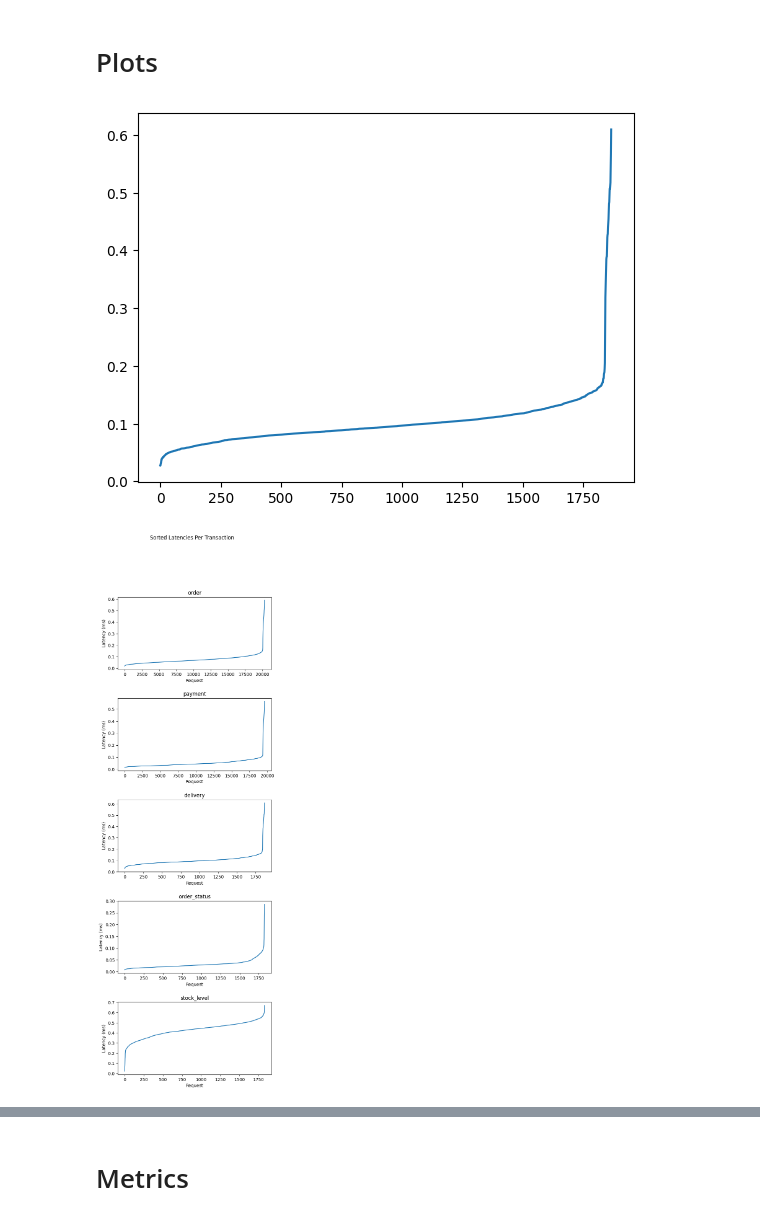
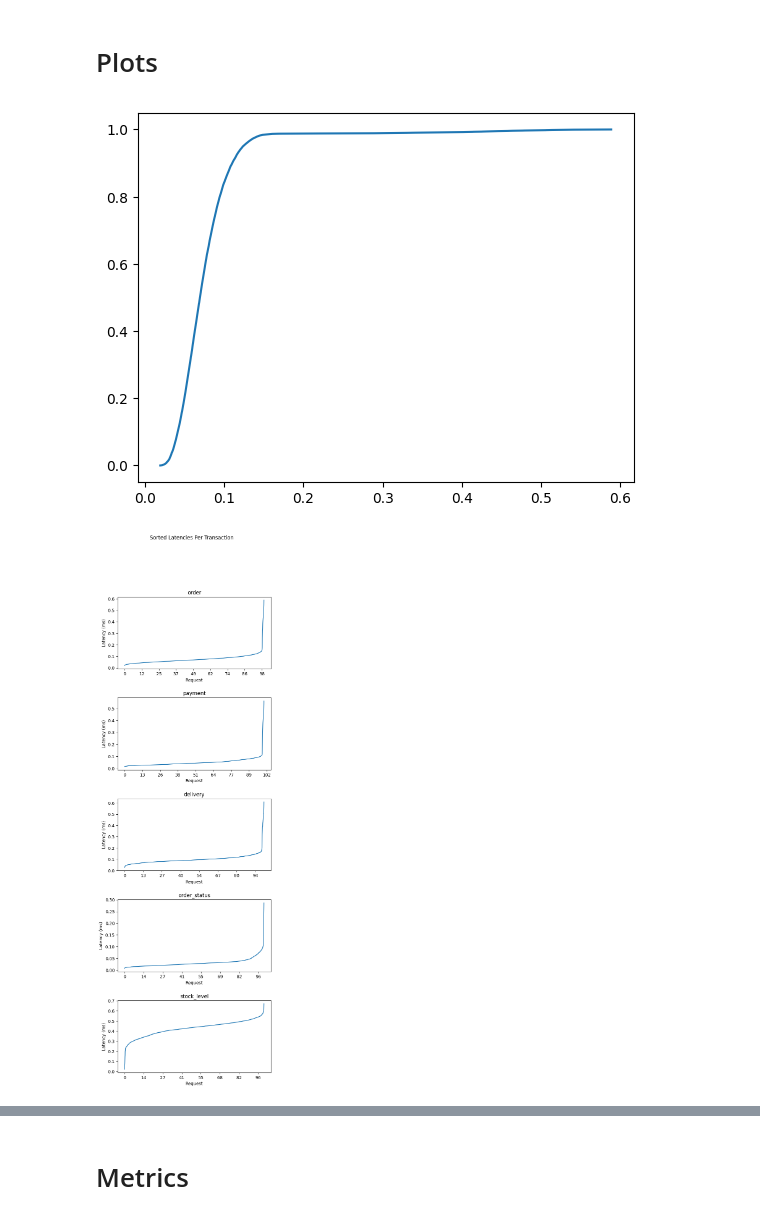
Before and after one commit to ashnehete/tpcc-web-server-py, a Jupyter notebook: plot_results.ipynb, the cells around one changed output, grey strips where cells are left out. Drawn from its saved outputs; the diff is of its cells as text; code cells hidden in the pictures.

Commit message:
Add CDF of Latencies

```diff
--- a/plot_results.ipynb
+++ b/plot_results.ipynb
@@ -33,10 +35,15 @@ data
 # %% [markdown]
 # Plots
 # %%
-plt.plot(data['delivery'])
+# Cumulative Distribution Function
+cumsum = np.arange(1, len(data['order']) + 1) / len(data['order'])
+plt.plot(data['order'], cumsum)
+# plt.set_xlabel('Latency (ms)')
+# ax.set_ylabel('Cumulative Probability')
+# ax.set_title('Cumulative Distribution Function (CDF) of API Latencies')
 plt.show()
 # %% [output]
-[figure, old version]
+[figure, new version]
 # %%
 figure, axes = plt.subplots(nrows=5)
 figure.set_figheight(20)
@@ -47,6 +54,7 @@ for i, key in enumerate(data):
     axes[i].set_title(key)
     axes[i].set_xlabel('Request')
     axes[i].set_ylabel('Latency (ms)')
+    axes[i].xaxis.set_major_formatter(mtick.PercentFormatter(len(data[key]), symbol=''))
 figure.savefig('results/cloudlab_1800/sorted_latency.png')
 # %% [output]
-[figure, old version]
+[figure, new version]
```
Also changed, not shown: parts of 2 cells of this notebook, 3 other files.
